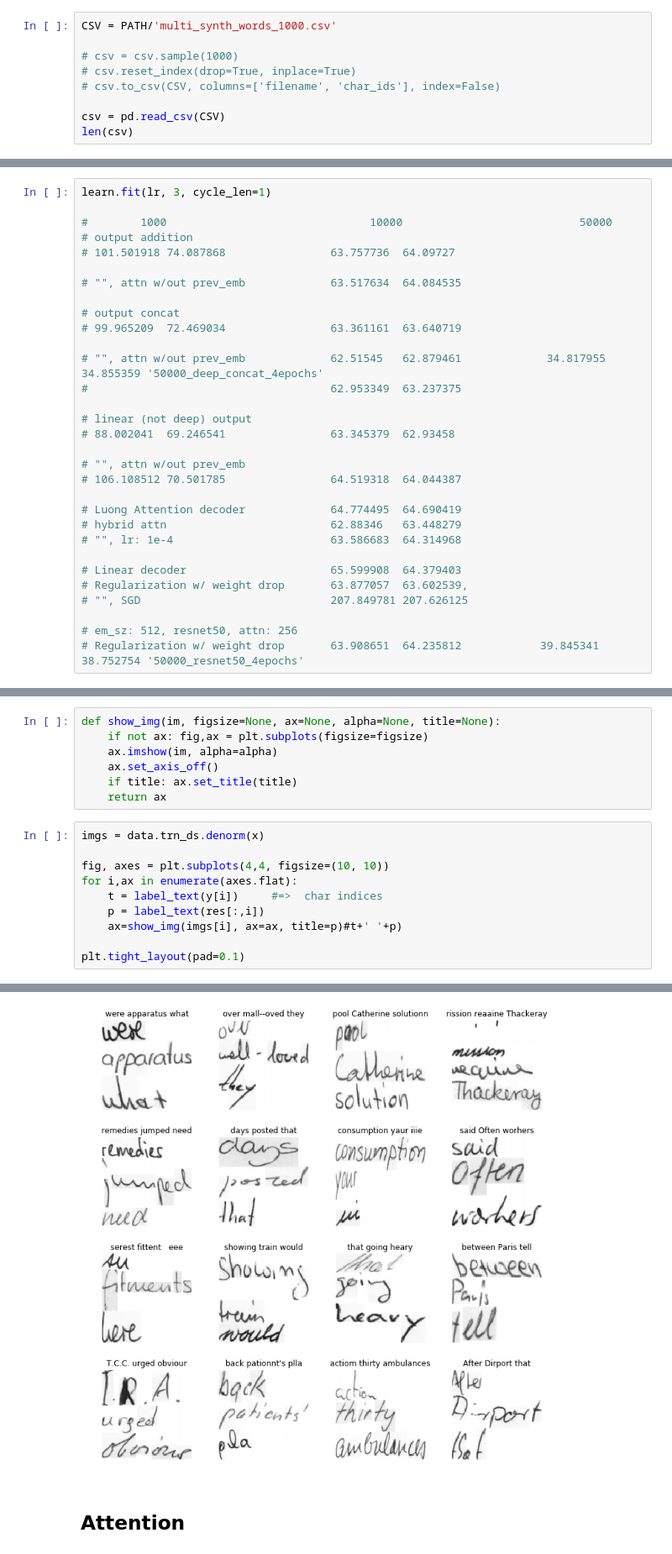
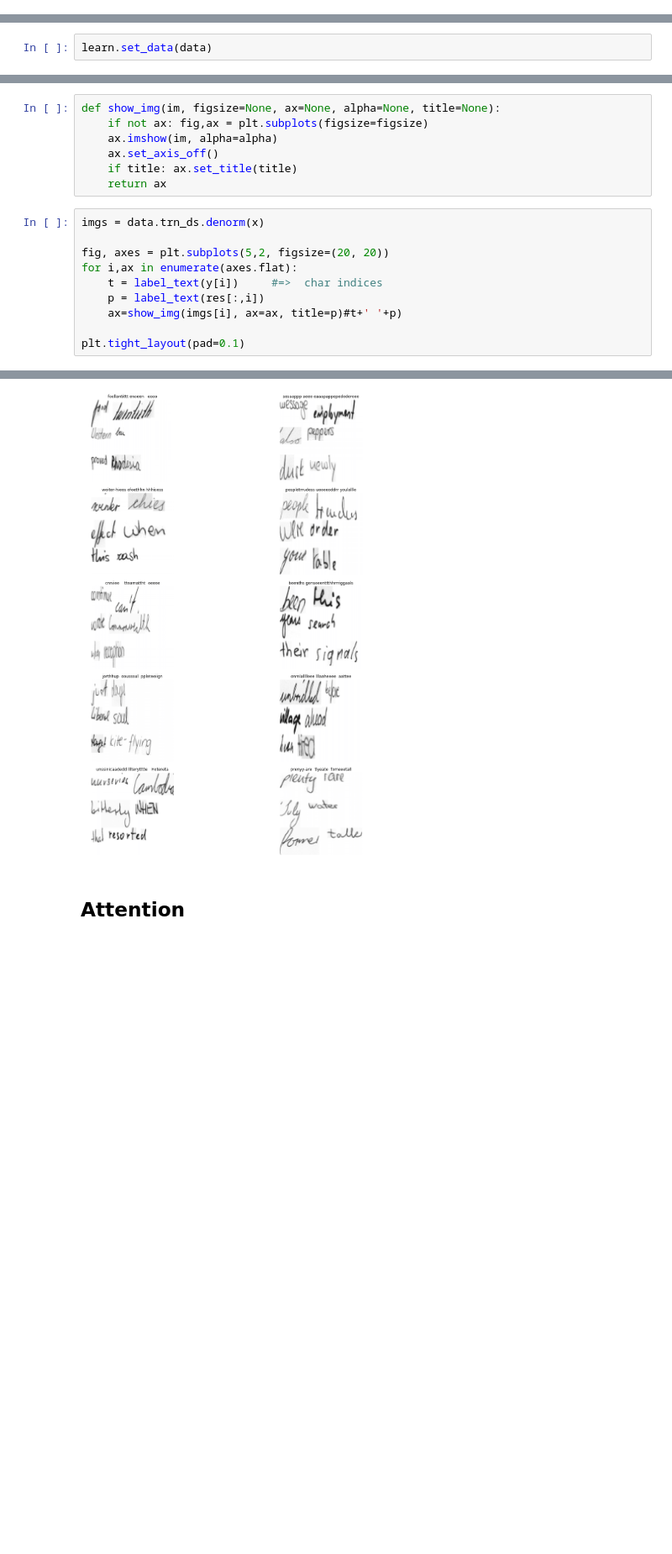
Before and after one commit to ahs8w/Handwriting, a Jupyter notebook: OCR-multi-word-synthetic.ipynb, the cells around one changed output, grey strips where cells are left out. Shown: that part at 84% size. Cells and saved outputs as stored; diff of their text form; blank space fills up the shorter version.

```diff
--- a/OCR-multi-word-synthetic.ipynb
+++ b/OCR-multi-word-synthetic.ipynb
@@ -299,9 +355,0 @@ new.to_csv(CSV, columns=['filename', 'char_ids'], index=False)
-# %%
-CSV = PATH/'multi_synth_words_1000.csv'
-
-# csv = csv.sample(1000)
-# csv.reset_index(drop=True, inplace=True)
-# csv.to_csv(CSV, columns=['filename', 'char_ids'], index=False)
-
-csv = pd.read_csv(CSV)
-len(csv)
@@ -1006,31 +1073,0 @@ epoch      trn_loss   val_loss
-# %%
-learn.fit(lr, 3, cycle_len=1)
-
-#        1000                               10000                           50000
-# output addition
-# 101.501918 74.087868                63.757736  64.09727
-
-# "", attn w/out prev_emb             63.517634  64.084535
-
-# output concat
-# 99.965209  72.469034                63.361161  63.640719
-
-# "", attn w/out prev_emb             62.51545   62.879461             34.817955  34.855359 '50000_deep_concat_4epochs'
-#                                     62.953349  63.237375
-
-# linear (not deep) output
-# 88.002041  69.246541                63.345379  62.93458
-
-# "", attn w/out prev_emb
-# 106.108512 70.501785                64.519318  64.044387
-
-# Luong Attention decoder             64.774495  64.690419
-# hybrid attn                         62.88346   63.448279
-# "", lr: 1e-4                        63.586683  64.314968
-
-# Linear decoder                      65.599908  64.379403
-# Regularization w/ weight drop       63.877057  63.602539,
-# "", SGD                             207.849781 207.626125
-
-# em_sz: 512, resnet50, attn: 256
-# Regularization w/ weight drop       63.908651  64.235812            39.845341  38.752754 '50000_resnet50_4epochs'
@@ -1118,0 +1102,2 @@ torch.save(sd, PATH/'models/50000_deep_concat_14epochs_mod.h5')
+# %%
+learn.set_data(data)
@@ -1159,18 +1203,18 @@ def show_img(im, figsize=None, ax=None, alpha=None, title=None):
 # %%
 imgs = data.trn_ds.denorm(x)
 
-fig, axes = plt.subplots(4,4, figsize=(10, 10))
+fig, axes = plt.subplots(5,2, figsize=(20, 20))
 for i,ax in enumerate(axes.flat):
     t = label_text(y[i])     #=>  char indices
     p = label_text(res[:,i])
     ax=show_img(imgs[i], ax=ax, title=p)#t+' '+p)
 
 plt.tight_layout(pad=0.1)
 # %% [output]
 Clipping input data to the valid range for imshow with RGB data ([0..1] for floats or [0..255] for integers).
 Clipping input data to the valid range for imshow with RGB data ([0..1] for floats or [0..255] for integers).
 Clipping input data to the valid range for imshow with RGB data ([0..1] for floats or [0..255] for integers).
-[figure, old version]
+[figure, new version]
 # %% [markdown]
 ## Attention
 # %%
```
Also changed, not shown: parts of 62 cells of this notebook.
